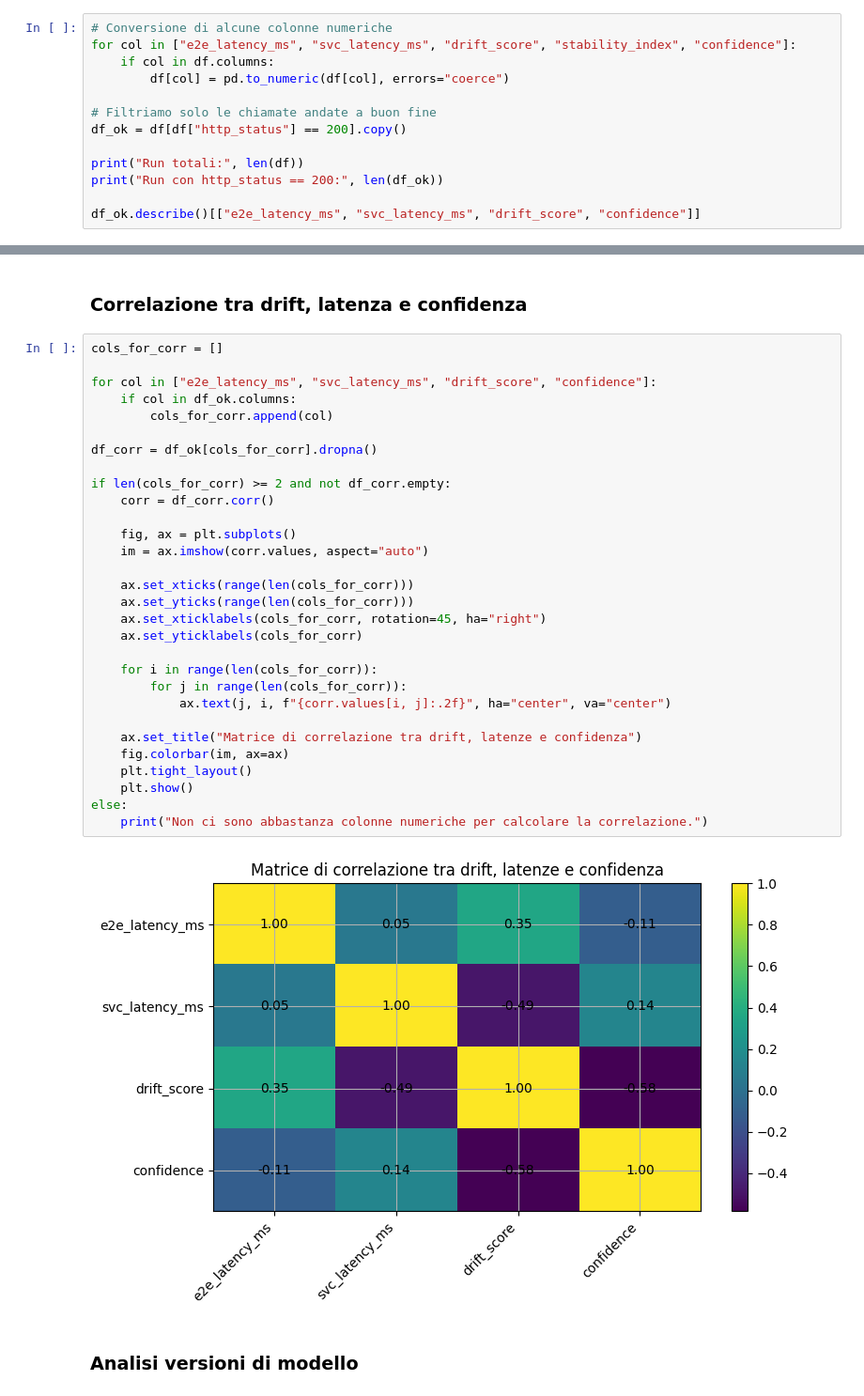
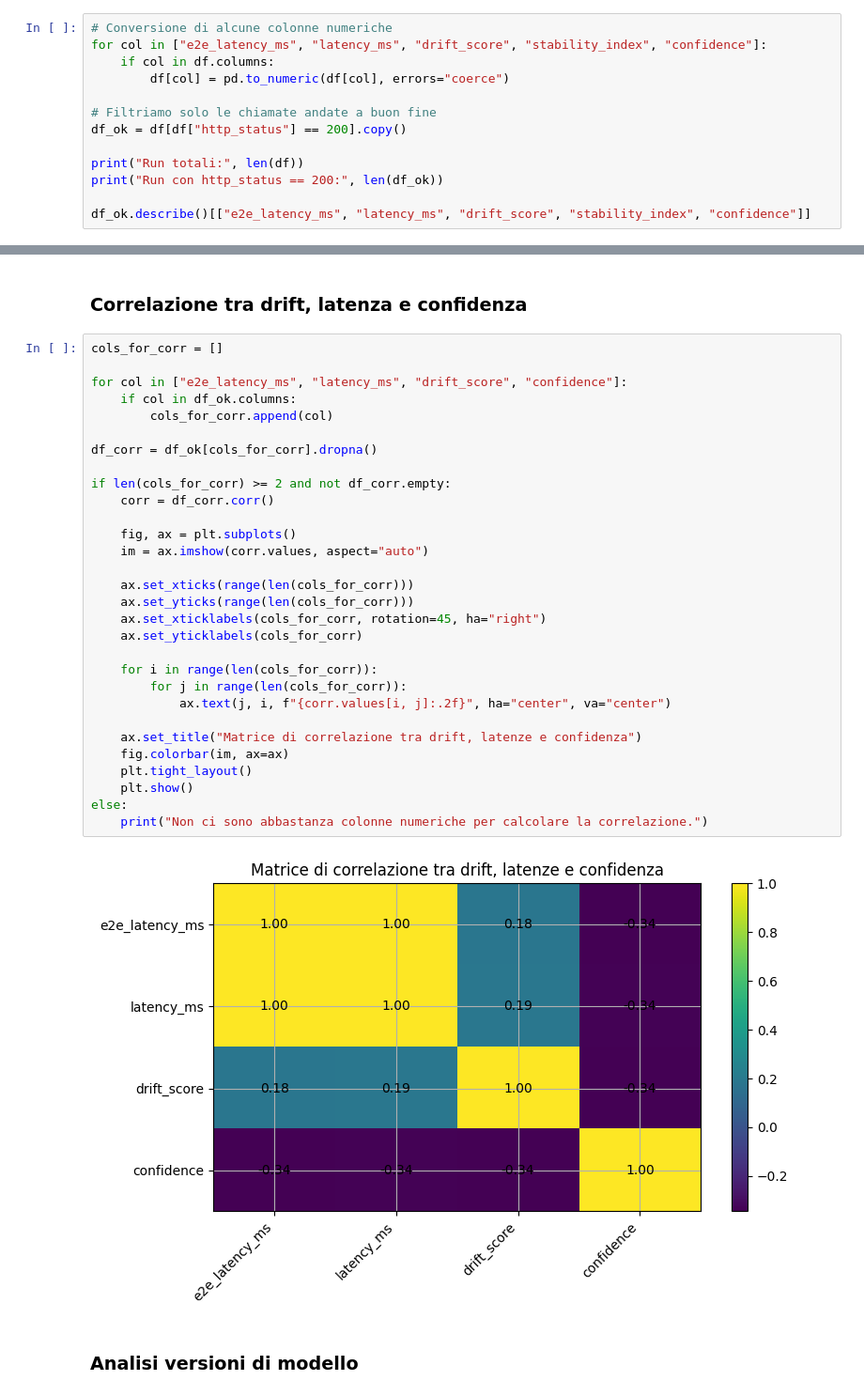
Before and after one commit to SimDimario/PENTION-M, a Jupyter notebook: validation/MLOps/MLOps_Validation_Analysis.ipynb, the cells around one changed output, grey strips where cells are left out. Shown at 94% size. Saved outputs shown, nothing was run; the diff lists cells and outputs as text.

```diff
--- a/validation/MLOps/MLOps_Validation_Analysis.ipynb
+++ b/validation/MLOps/MLOps_Validation_Analysis.ipynb
@@ -58,7 +58,7 @@ Numero di run: 20
 ### Pulizia base e overview
 # %%
 # Conversione di alcune colonne numeriche
-for col in ["e2e_latency_ms", "svc_latency_ms", "drift_score", "stability_index", "confidence"]:
+for col in ["e2e_latency_ms", "latency_ms", "drift_score", "stability_index", "confidence"]:
     if col in df.columns:
         df[col] = pd.to_numeric(df[col], errors="coerce")
 
@@ -68,7 +68,7 @@ df_ok = df[df["http_status"] == 200].copy()
 print("Run totali:", len(df))
 print("Run con http_status == 200:", len(df_ok))
 
-df_ok.describe()[["e2e_latency_ms", "svc_latency_ms", "drift_score", "confidence"]]
+df_ok.describe()[["e2e_latency_ms", "latency_ms", "drift_score", "stability_index", "confidence"]]
 # %% [output]
 Run totali: 20
 Run con http_status == 200: 20
@@ -160,35 +160,35 @@ if "run_id" in df_ok.columns:
 # %%
 cols_for_corr = []
 
-for col in ["e2e_latency_ms", "svc_latency_ms", "drift_score", "confidence"]:
+for col in ["e2e_latency_ms", "latency_ms", "drift_score", "confidence"]:
     if col in df_ok.columns:
         cols_for_corr.append(col)
 
 df_corr = df_ok[cols_for_corr].dropna()
 
 if len(cols_for_corr) >= 2 and not df_corr.empty:
     corr = df_corr.corr()
 
     fig, ax = plt.subplots()
     im = ax.imshow(corr.values, aspect="auto")
 
     ax.set_xticks(range(len(cols_for_corr)))
     ax.set_yticks(range(len(cols_for_corr)))
     ax.set_xticklabels(cols_for_corr, rotation=45, ha="right")
     ax.set_yticklabels(cols_for_corr)
 
     for i in range(len(cols_for_corr)):
         for j in range(len(cols_for_corr)):
             ax.text(j, i, f"{corr.values[i, j]:.2f}", ha="center", va="center")
 
     ax.set_title("Matrice di correlazione tra drift, latenze e confidenza")
     fig.colorbar(im, ax=ax)
     plt.tight_layout()
     plt.show()
 else:
     print("Non ci sono abbastanza colonne numeriche per calcolare la correlazione.")
 # %% [output]
-[figure, old version]
+[figure, new version]
 # %% [markdown]
 ### Analisi versioni di modello
 # %%
```
Also changed, not shown: parts of 10 cells of this notebook, 23 other files.
